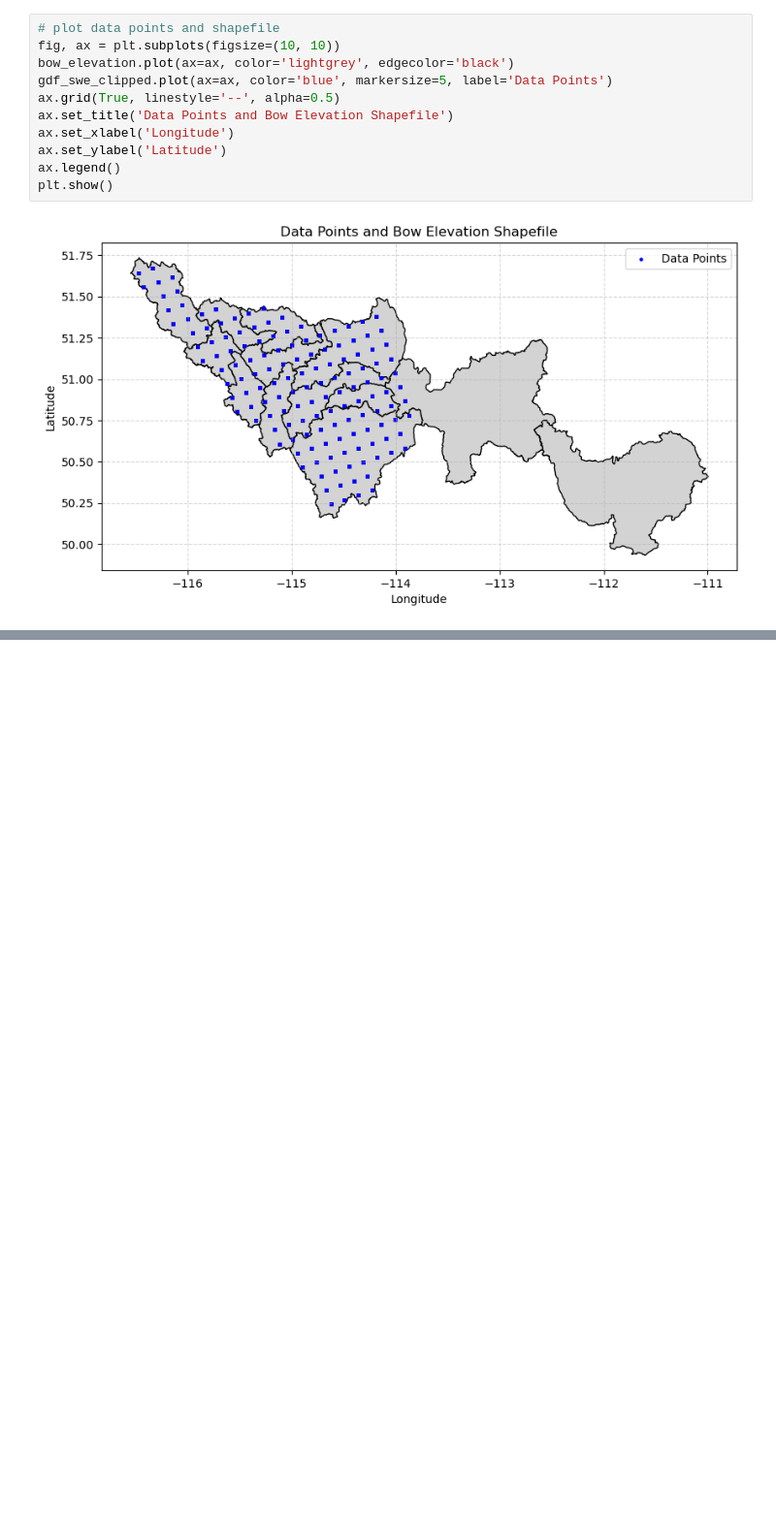
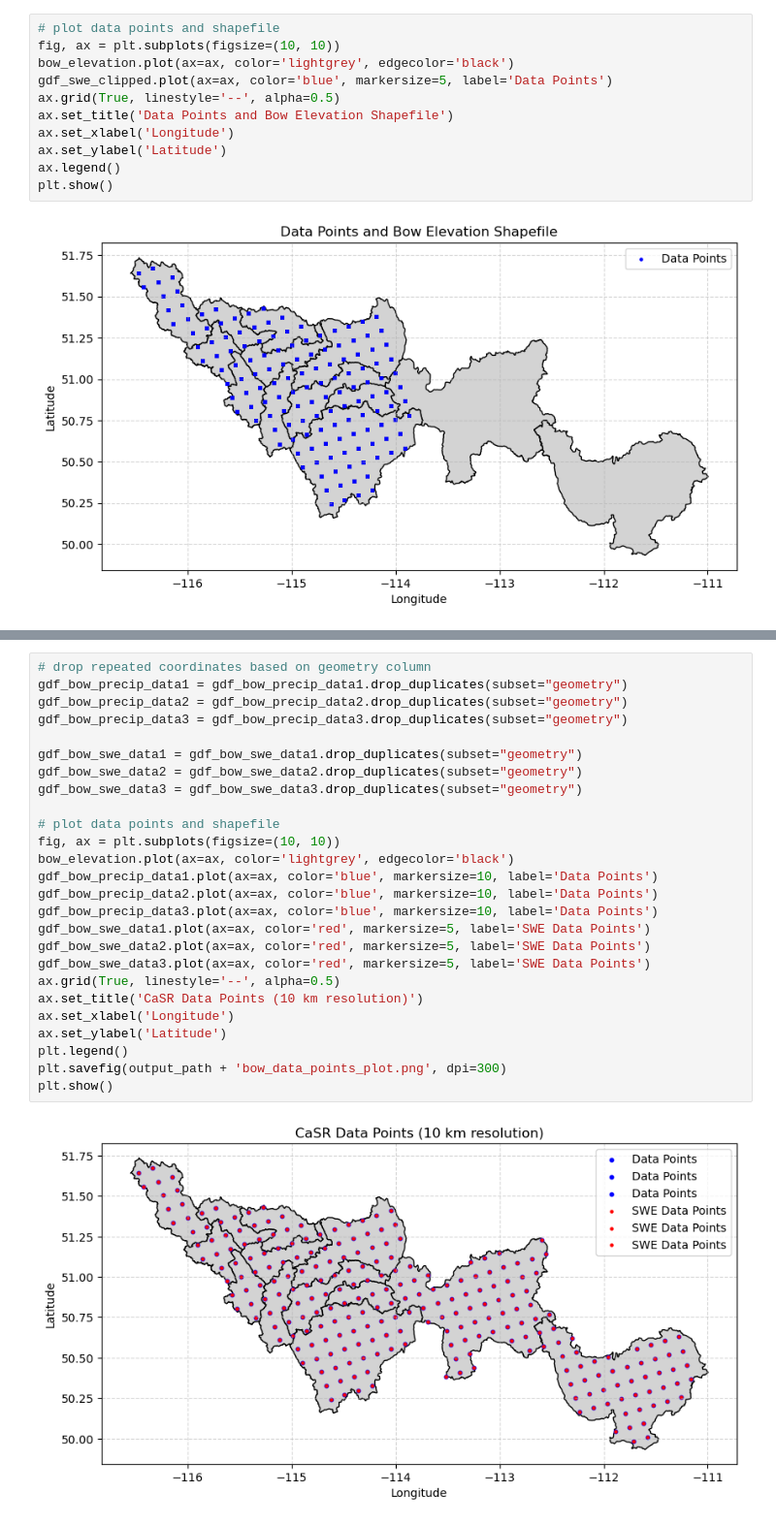
Before and after one commit to hasithajayamaha/snowdroughtindex-main, a Jupyter notebook: notebooks/workflows/0.3_CaSR_data_preparation.ipynb, the cells around one changed output, grey strips where cells are left out. Shown at 97% size. Drawn from its saved outputs; the diff is of its cells as text; blank space fills up the shorter version.

```diff
--- a/notebooks/workflows/0.3_CaSR_data_preparation.ipynb
+++ b/notebooks/workflows/0.3_CaSR_data_preparation.ipynb
@@ -318,0 +397,28 @@ plt.show()
+# %%
+# drop repeated coordinates based on geometry column
+gdf_bow_precip_data1 = gdf_bow_precip_data1.drop_duplicates(subset="geometry")
+gdf_bow_precip_data2 = gdf_bow_precip_data2.drop_duplicates(subset="geometry")
+gdf_bow_precip_data3 = gdf_bow_precip_data3.drop_duplicates(subset="geometry")
+
+gdf_bow_swe_data1 = gdf_bow_swe_data1.drop_duplicates(subset="geometry")
+gdf_bow_swe_data2 = gdf_bow_swe_data2.drop_duplicates(subset="geometry")
+gdf_bow_swe_data3 = gdf_bow_swe_data3.drop_duplicates(subset="geometry")
+
+# plot data points and shapefile
+fig, ax = plt.subplots(figsize=(10, 10))
+bow_elevation.plot(ax=ax, color='lightgrey', edgecolor='black')
+gdf_bow_precip_data1.plot(ax=ax, color='blue', markersize=10, label='Data Points')
+gdf_bow_precip_data2.plot(ax=ax, color='blue', markersize=10, label='Data Points')
+gdf_bow_precip_data3.plot(ax=ax, color='blue', markersize=10, label='Data Points')
+gdf_bow_swe_data1.plot(ax=ax, color='red', markersize=5, label='SWE Data Points')
+gdf_bow_swe_data2.plot(ax=ax, color='red', markersize=5, label='SWE Data Points')
+gdf_bow_swe_data3.plot(ax=ax, color='red', markersize=5, label='SWE Data Points')
+ax.grid(True, linestyle='--', alpha=0.5)
+ax.set_title('CaSR Data Points (10 km resolution)')
+ax.set_xlabel('Longitude')
+ax.set_ylabel('Latitude')
+plt.legend()
+plt.savefig(output_path + 'bow_data_points_plot.png', dpi=300)
+plt.show()
+# %% [output]
+[figure, added]
```
Also changed, not shown: parts of 11 cells of this notebook.
